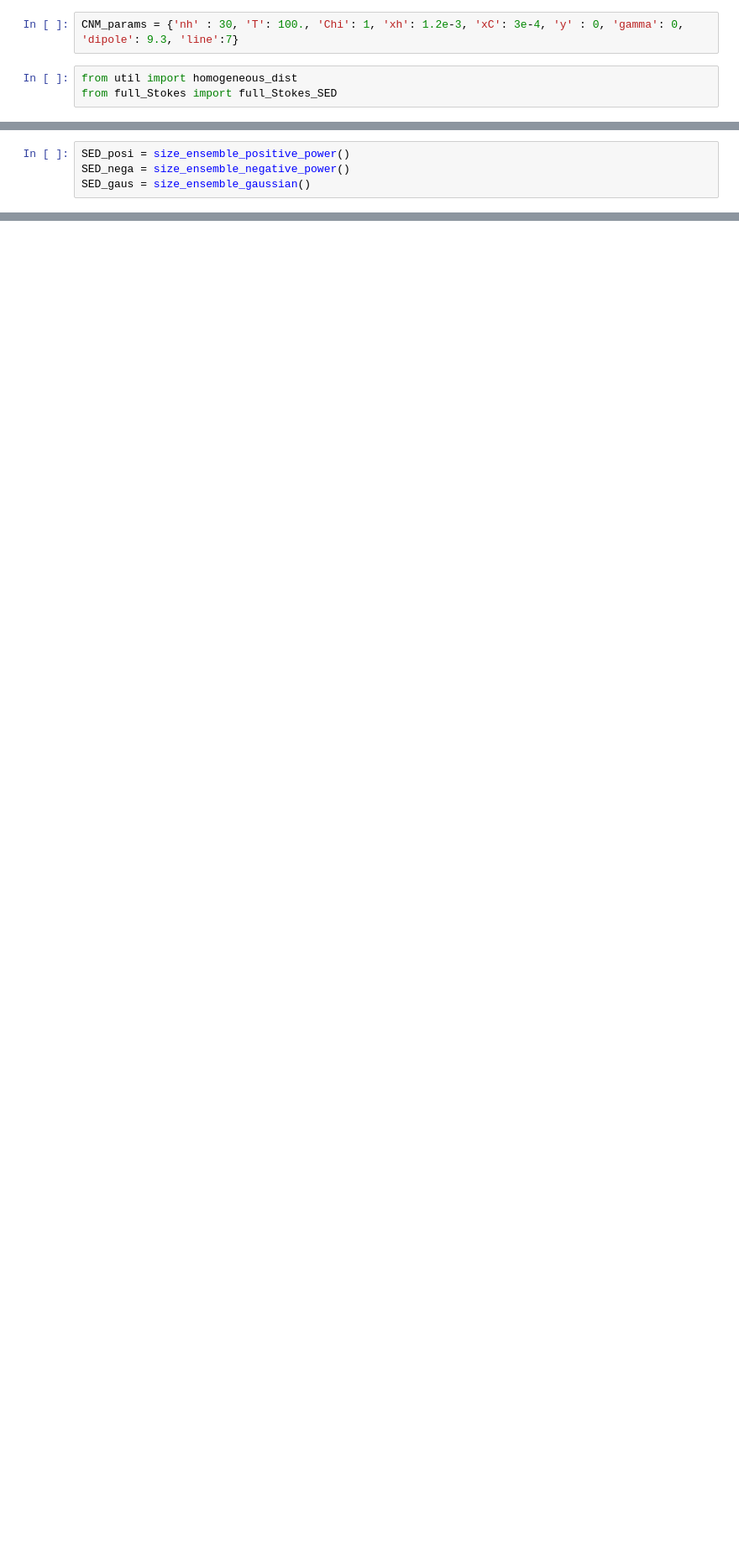
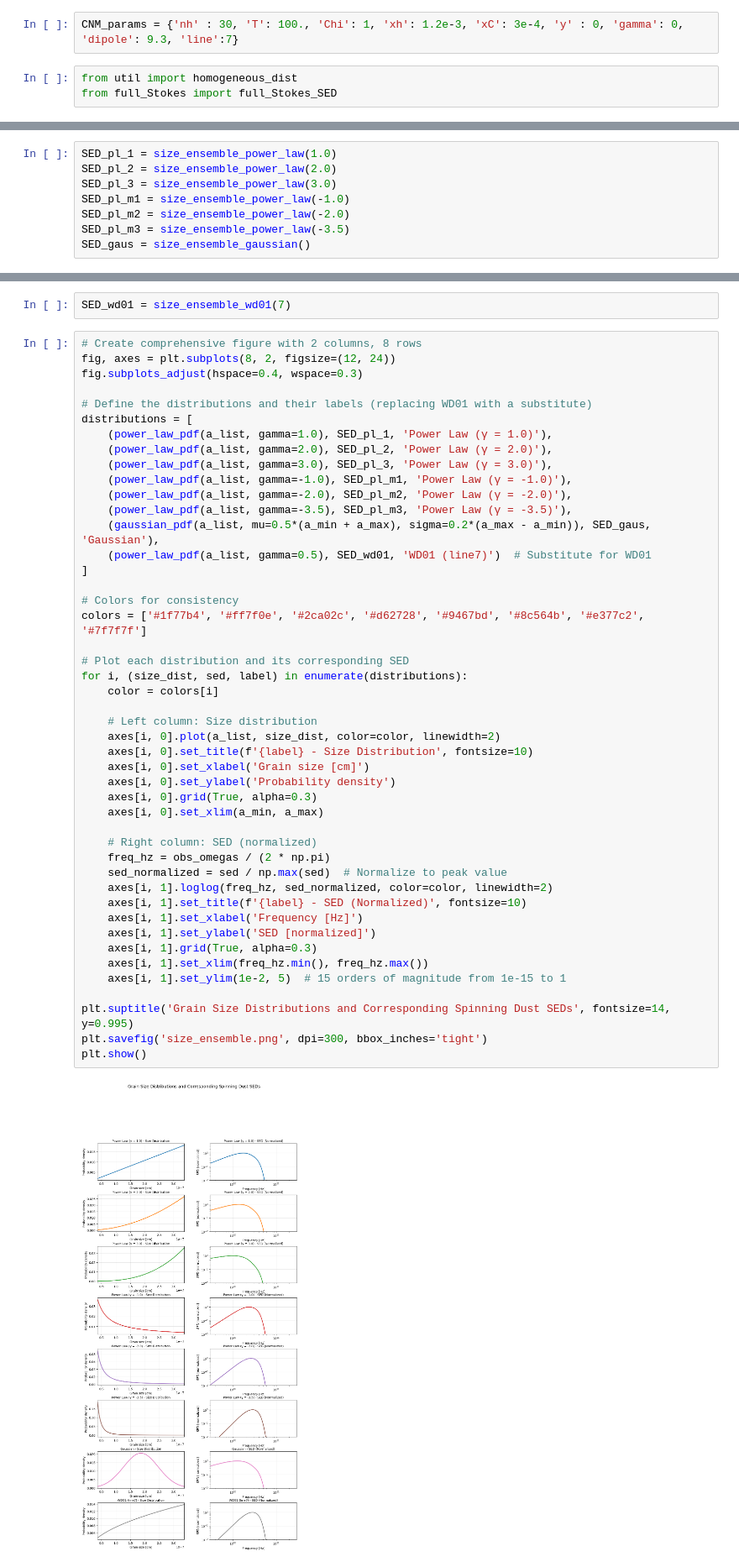
Before and after one commit to zzhang0123/SpyDust, a Jupyter notebook: SpyDust_ME/notebooks/size_ensemble.ipynb, the cells around one changed output, grey strips where cells are left out. Shown: that part at 84% size. Cells and saved outputs as stored; diff of their text form; blank space fills up the shorter version.

```diff
--- a/SpyDust_ME/notebooks/size_ensemble.ipynb
+++ b/SpyDust_ME/notebooks/size_ensemble.ipynb
@@ -158,4 +187,8 @@ def size_ensemble_gaussian():
 # %%
-SED_posi = size_ensemble_positive_power()
-SED_nega = size_ensemble_negative_power()
+SED_pl_1 = size_ensemble_power_law(1.0)
+SED_pl_2 = size_ensemble_power_law(2.0)
+SED_pl_3 = size_ensemble_power_law(3.0)
+SED_pl_m1 = size_ensemble_power_law(-1.0)
+SED_pl_m2 = size_ensemble_power_law(-2.0)
+SED_pl_m3 = size_ensemble_power_law(-3.5)
 SED_gaus = size_ensemble_gaussian()
@@ -162,2 +199,52 @@ SED_gaus = size_ensemble_gaussian()
+# %%
+SED_wd01 = size_ensemble_wd01(7)
+# %%
+# Create comprehensive figure with 2 columns, 8 rows
+fig, axes = plt.subplots(8, 2, figsize=(12, 24))
+fig.subplots_adjust(hspace=0.4, wspace=0.3)
+
+# Define the distributions and their labels (replacing WD01 with a substitute)
+distributions = [
+    (power_law_pdf(a_list, gamma=1.0), SED_pl_1, 'Power Law (γ = 1.0)'),
+    (power_law_pdf(a_list, gamma=2.0), SED_pl_2, 'Power Law (γ = 2.0)'),
+    (power_law_pdf(a_list, gamma=3.0), SED_pl_3, 'Power Law (γ = 3.0)'),
+    (power_law_pdf(a_list, gamma=-1.0), SED_pl_m1, 'Power Law (γ = -1.0)'),
+    (power_law_pdf(a_list, gamma=-2.0), SED_pl_m2, 'Power Law (γ = -2.0)'),
+    (power_law_pdf(a_list, gamma=-3.5), SED_pl_m3, 'Power Law (γ = -3.5)'),
+    (gaussian_pdf(a_list, mu=0.5*(a_min + a_max), sigma=0.2*(a_max - a_min)), SED_gaus, 'Gaussian'),
+    (power_law_pdf(a_list, gamma=0.5), SED_wd01, 'WD01 (line7)')  # Substitute for WD01
+]
+
+# Colors for consistency
+colors = ['#1f77b4', '#ff7f0e', '#2ca02c', '#d62728', '#9467bd', '#8c564b', '#e377c2', '#7f7f7f']
+
+# Plot each distribution and its corresponding SED
+for i, (size_dist, sed, label) in enumerate(distributions):
+    color = colors[i]
+
+    # Left column: Size distribution
+    axes[i, 0].plot(a_list, size_dist, color=color, linewidth=2)
+    axes[i, 0].set_title(f'{label} - Size Distribution', fontsize=10)
+    axes[i, 0].set_xlabel('Grain size [cm]')
+    axes[i, 0].set_ylabel('Probability density')
+    axes[i, 0].grid(True, alpha=0.3)
+    axes[i, 0].set_xlim(a_min, a_max)
+
+    # Right column: SED (normalized)
+    freq_hz = obs_omegas / (2 * np.pi)
+    sed_normalized = sed / np.max(sed)  # Normalize to peak value
+    axes[i, 1].loglog(freq_hz, sed_normalized, color=color, linewidth=2)
+    axes[i, 1].set_title(f'{label} - SED (Normalized)', fontsize=10)
+    axes[i, 1].set_xlabel('Frequency [Hz]')
+    axes[i, 1].set_ylabel('SED [normalized]')
+    axes[i, 1].grid(True, alpha=0.3)
+    axes[i, 1].set_xlim(freq_hz.min(), freq_hz.max())
+    axes[i, 1].set_ylim(1e-2, 5)  # 15 orders of magnitude from 1e-15 to 1
+
+plt.suptitle('Grain Size Distributions and Corresponding Spinning Dust SEDs', fontsize=14, y=0.995)
+plt.savefig('size_ensemble.png', dpi=300, bbox_inches='tight')
+plt.show()
+# %% [output]
+[figure, added]
 # %%
 fig, ax = plt.subplots(1, 2, figsize=(12, 5))
```
Also changed, not shown: parts of 7 cells of this notebook, 8 other files.
